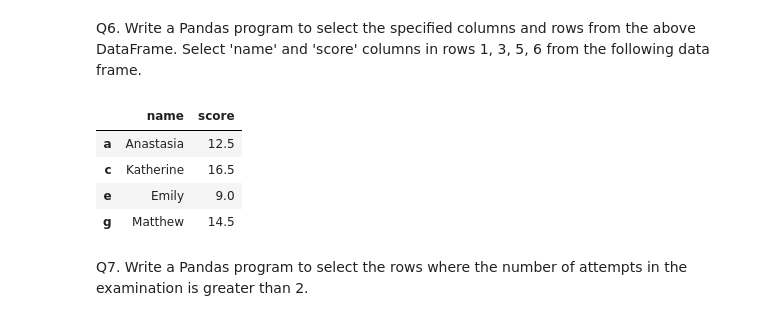
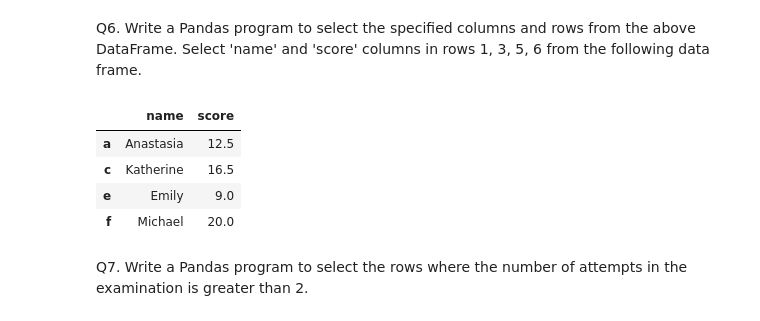
Before and after one commit to eswarpoluri/ML-DL-Practice-Assignments, a Jupyter notebook: ML/Pandas/2. DataFrames/Pandas - Dataframe - Answers.ipynb, the cells around one changed output. Cells and saved outputs as stored; diff of their text form; code cells hidden in the pictures.

```diff
--- a/ML/Pandas/2. DataFrames/Pandas - Dataframe - Answers.ipynb
+++ b/ML/Pandas/2. DataFrames/Pandas - Dataframe - Answers.ipynb
@@ -96,13 +96,13 @@ df.loc[:,['name','score']]
 Q6. Write a Pandas program to select the specified columns and rows from the above DataFrame.
 Select 'name' and 'score' columns in rows 1, 3, 5, 6 from the following data frame.
 # %%
-df.loc["a":"g":2,['name','score']]
+df.loc[["a","c","e","f"],['name','score']]
 # %% [output]
 |  | name | score |
 | a | Anastasia | 12.5 |
 | c | Katherine | 16.5 |
 | e | Emily | 9.0 |
-| g | Matthew | 14.5 |
+| f | Michael | 20.0 |
 # %% [markdown]
 Q7. Write a Pandas program to select the rows where the number of attempts in the examination is greater than 2.
 # %% [markdown]
```
